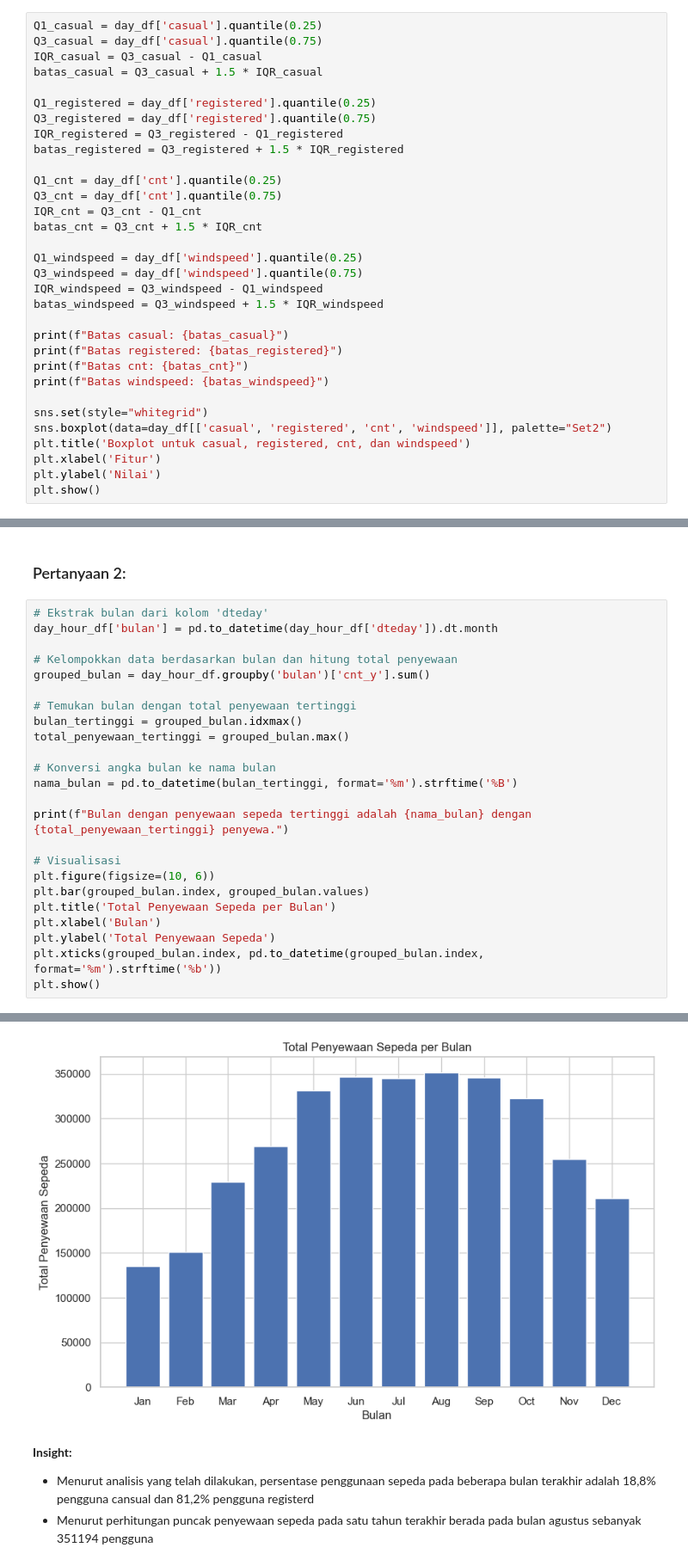
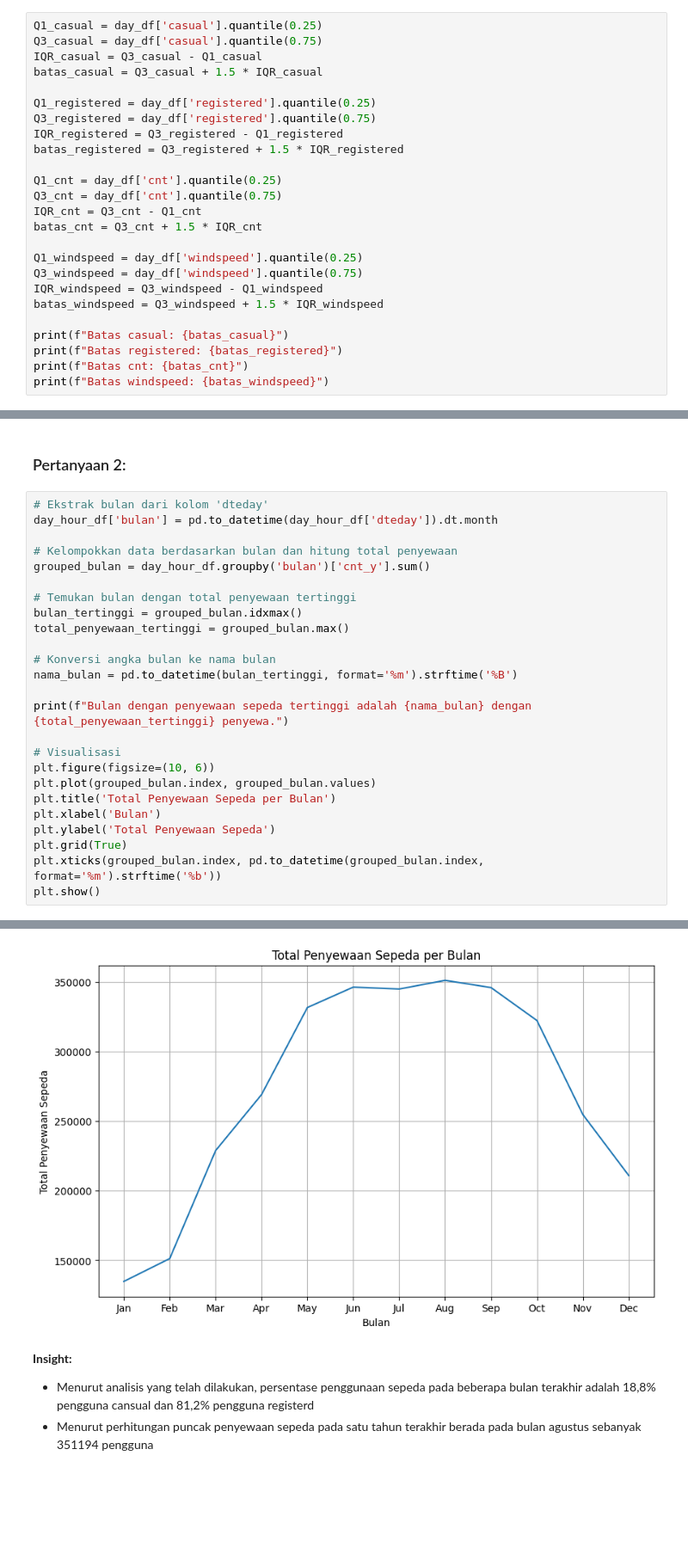
Before and after one commit to Salwazd21/Proyek-ADP-Dicoding, a Jupyter notebook: Notebook.ipynb, the cells around one changed output, grey strips where cells are left out. Shown: that part at 86% size. Saved outputs shown, nothing was run; the diff lists cells and outputs as text; blank space fills up the shorter version.

Commit message:
Mengubah congclusion dan pertanyaan, serta menganalisis data

```diff
--- a/Notebook.ipynb
+++ b/Notebook.ipynb
@@ -255,13 +273,6 @@ print(f"Batas casual: {batas_casual}")
 print(f"Batas registered: {batas_registered}")
 print(f"Batas cnt: {batas_cnt}")
 print(f"Batas windspeed: {batas_windspeed}")
-
-sns.set(style="whitegrid")
-sns.boxplot(data=day_df[['casual', 'registered', 'cnt', 'windspeed']], palette="Set2")
-plt.title('Boxplot untuk casual, registered, cnt, dan windspeed')
-plt.xlabel('Fitur')
-plt.ylabel('Nilai')
-plt.show()
 # %% [output]
 Batas casual: 2266.75
 Batas registered: 8195.75
@@ -726,30 +738,31 @@ Persentase pengguna registered: 81.17%
 # %%
 # Ekstrak bulan dari kolom 'dteday'
 day_hour_df['bulan'] = pd.to_datetime(day_hour_df['dteday']).dt.month
 
 # Kelompokkan data berdasarkan bulan dan hitung total penyewaan
 grouped_bulan = day_hour_df.groupby('bulan')['cnt_y'].sum()
 
 # Temukan bulan dengan total penyewaan tertinggi
 bulan_tertinggi = grouped_bulan.idxmax()
 total_penyewaan_tertinggi = grouped_bulan.max()
 
 # Konversi angka bulan ke nama bulan
 nama_bulan = pd.to_datetime(bulan_tertinggi, format='%m').strftime('%B')
 
 print(f"Bulan dengan penyewaan sepeda tertinggi adalah {nama_bulan} dengan {total_penyewaan_tertinggi} penyewa.")
 
 # Visualisasi
 plt.figure(figsize=(10, 6))
-plt.bar(grouped_bulan.index, grouped_bulan.values)
+plt.plot(grouped_bulan.index, grouped_bulan.values)
 plt.title('Total Penyewaan Sepeda per Bulan')
 plt.xlabel('Bulan')
 plt.ylabel('Total Penyewaan Sepeda')
+plt.grid(True)
 plt.xticks(grouped_bulan.index, pd.to_datetime(grouped_bulan.index, format='%m').strftime('%b'))
 plt.show()
 # %% [output]
 Bulan dengan penyewaan sepeda tertinggi adalah August dengan 351194 penyewa.
-[figure, old version]
+[figure, new version]
 # %% [markdown]
 **Insight:**
 - Menurut analisis yang telah dilakukan, persentase penggunaan sepeda pada beberapa bulan terakhir adalah 18,8% pengguna cansual dan 81,2% pengguna registerd
```
Also changed, not shown: parts of 16 cells of this notebook.
